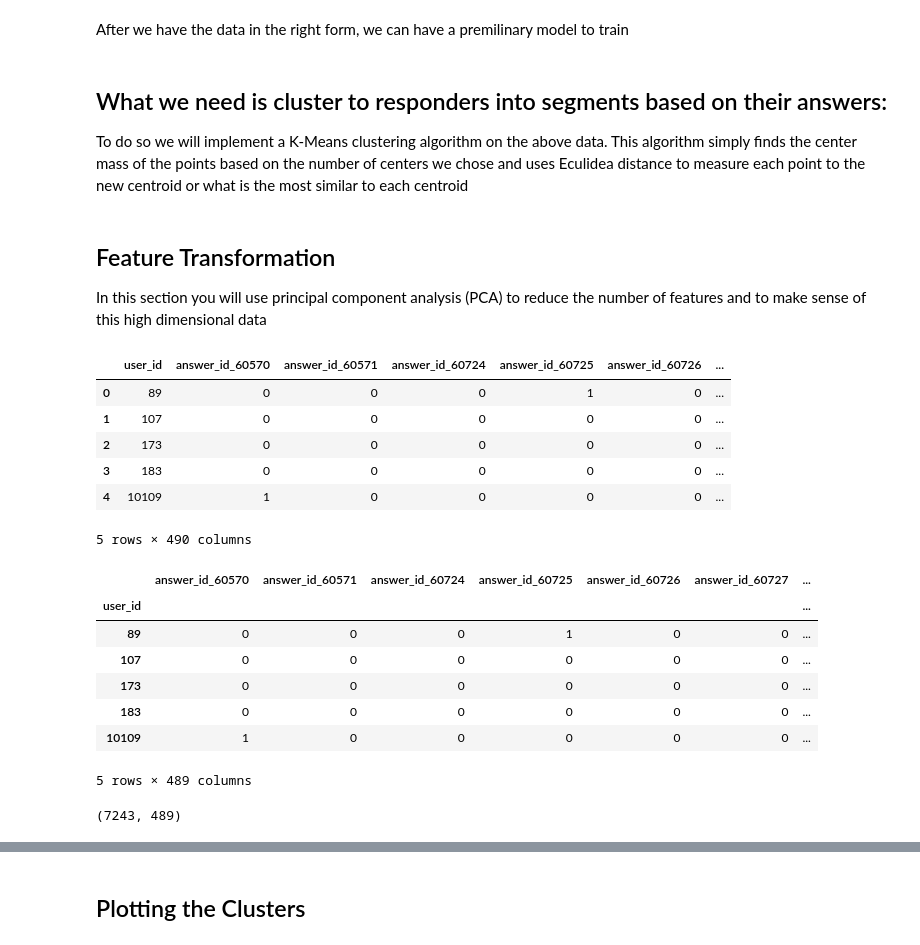
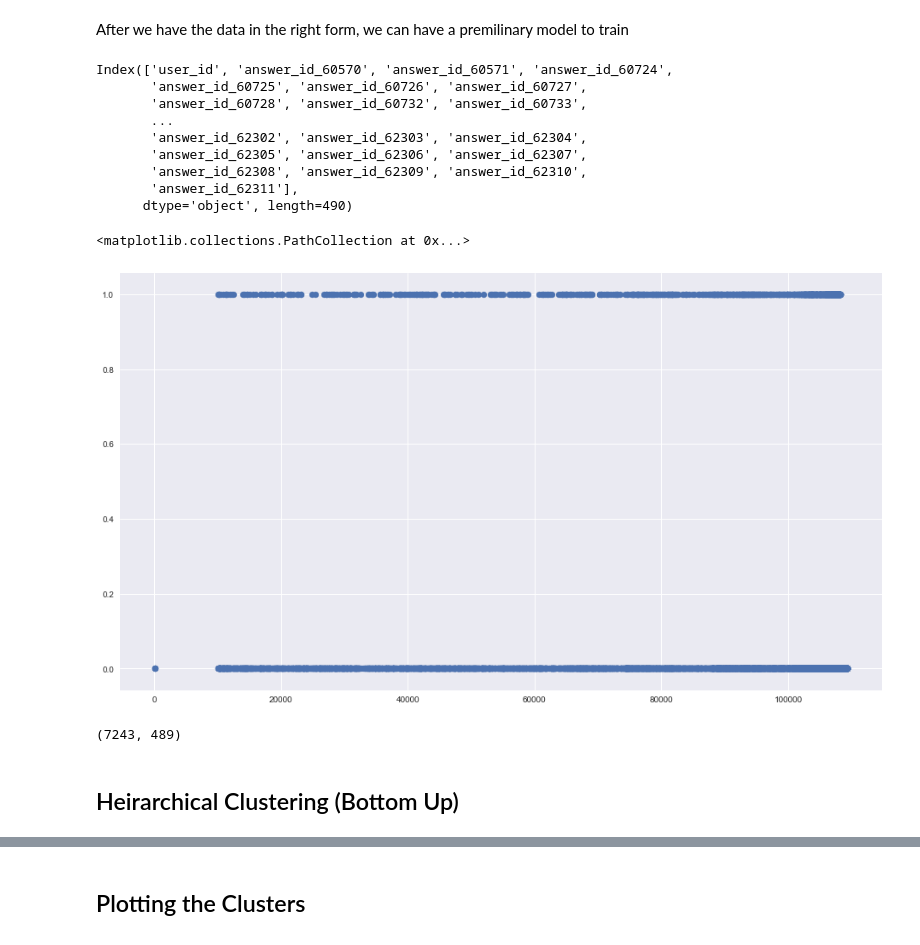
Before and after one commit to waficf/Kaggle_Competitions, a Jupyter notebook: project_1.ipynb, the cells around one changed output, grey strips where cells are left out. Cells and saved outputs as stored; diff of their text form; code cells hidden in the pictures.

```diff
--- a/project_1.ipynb
+++ b/project_1.ipynb
@@ -489,36 +62,28 @@ Index(['user_id', 'answer_id_60725', 'answer_id_60736', 'answer_id_60746',
       dtype='object')
 # %% [markdown]
 After we have the data in the right form, we can have a premilinary model to train
-# %% [markdown]
-## What we need is cluster to responders into segments based on their answers:
-To do so we will implement a K-Means clustering algorithm on the above data. This algorithm simply finds the center mass of the points based on the number of centers we chose and uses Eculidea distance to measure each point to the new centroid or what is the most similar to each centroid
-# %% [markdown]
-## Feature Transformation
-In this section you will use principal component analysis (PCA) to reduce the number of features and to make sense of this high dimensional data
 # %%
-data.head()
+data.columns
 # %% [output]
-|  | user_id | answer_id_60570 | answer_id_60571 | answer_id_60724 | answer_id_60725 | answer_id_60726 | ... |
-| 0 | 89 | 0 | 0 | 0 | 1 | 0 | ... |
-| 1 | 107 | 0 | 0 | 0 | 0 | 0 | ... |
-| 2 | 173 | 0 | 0 | 0 | 0 | 0 | ... |
-| 3 | 183 | 0 | 0 | 0 | 0 | 0 | ... |
-| 4 | 10109 | 1 | 0 | 0 | 0 | 0 | ... |
-5 rows × 490 columns
+Index(['user_id', 'answer_id_60570', 'answer_id_60571', 'answer_id_60724',
+       'answer_id_60725', 'answer_id_60726', 'answer_id_60727',
+       'answer_id_60728', 'answer_id_60732', 'answer_id_60733',
+       ...
+       'answer_id_62302', 'answer_id_62303', 'answer_id_62304',
+       'answer_id_62305', 'answer_id_62306', 'answer_id_62307',
+       'answer_id_62308', 'answer_id_62309', 'answer_id_62310',
+       'answer_id_62311'],
+      dtype='object', length=490)
+# %%
+plt.scatter(data['user_id'], data['answer_id_60571'])
+# %% [output]
+<matplotlib.collections.PathCollection at 0x...>
+[figure, added]
+# %%
+data.shape
+# %% [output]
+(7243, 489)
+# %% [markdown]
+## Heirarchical Clustering (Bottom Up)
 # %%
 data.set_index('user_id', inplace=True)
-# %%
-data.head()
-# %% [output]
-|  | answer_id_60570 | answer_id_60571 | answer_id_60724 | answer_id_60725 | answer_id_60726 | answer_id_60727 | ... |
-| user_id |  |  |  |  |  |  | ... |
-| 89 | 0 | 0 | 0 | 1 | 0 | 0 | ... |
-| 107 | 0 | 0 | 0 | 0 | 0 | 0 | ... |
-| 173 | 0 | 0 | 0 | 0 | 0 | 0 | ... |
-| 183 | 0 | 0 | 0 | 0 | 0 | 0 | ... |
-| 10109 | 1 | 0 | 0 | 0 | 0 | 0 | ... |
-5 rows × 489 columns
-# %%
-data.shape
-# %% [output]
-(7243, 489)
```
Also changed, not shown: parts of 101 cells of this notebook.
